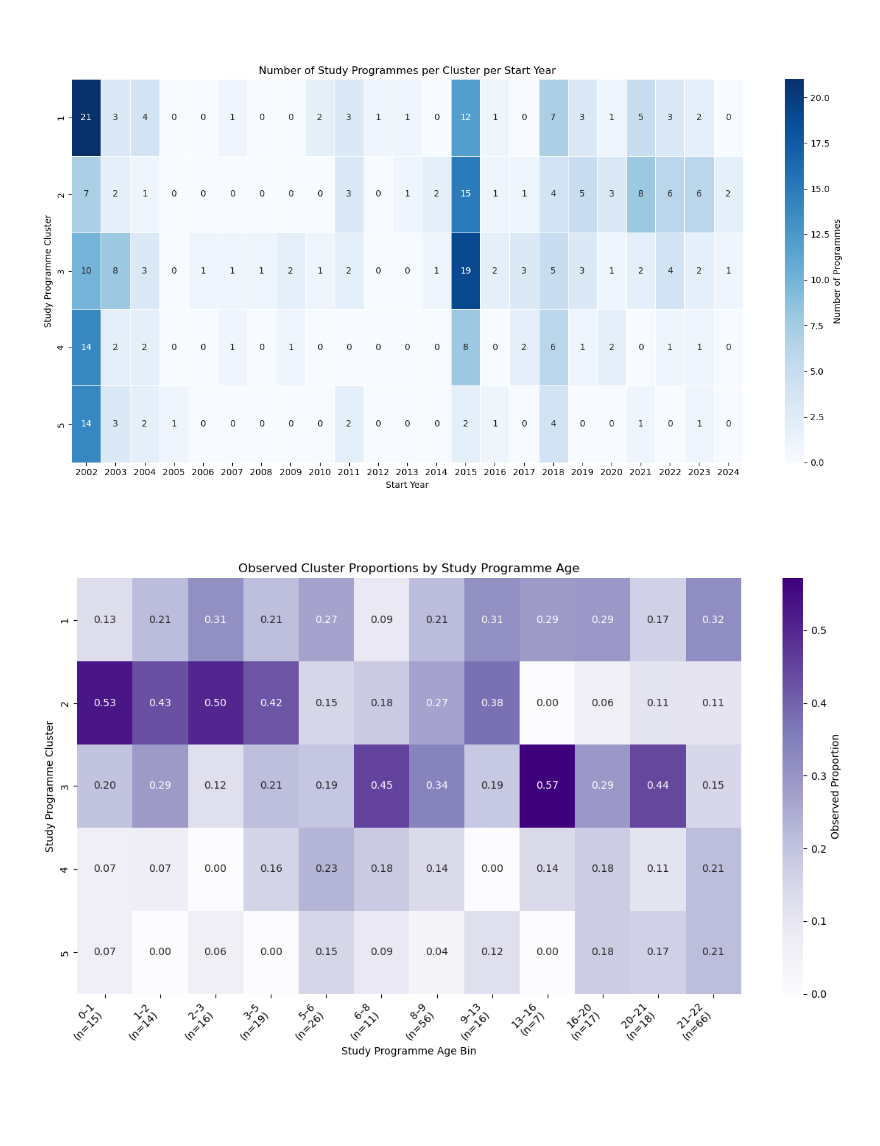
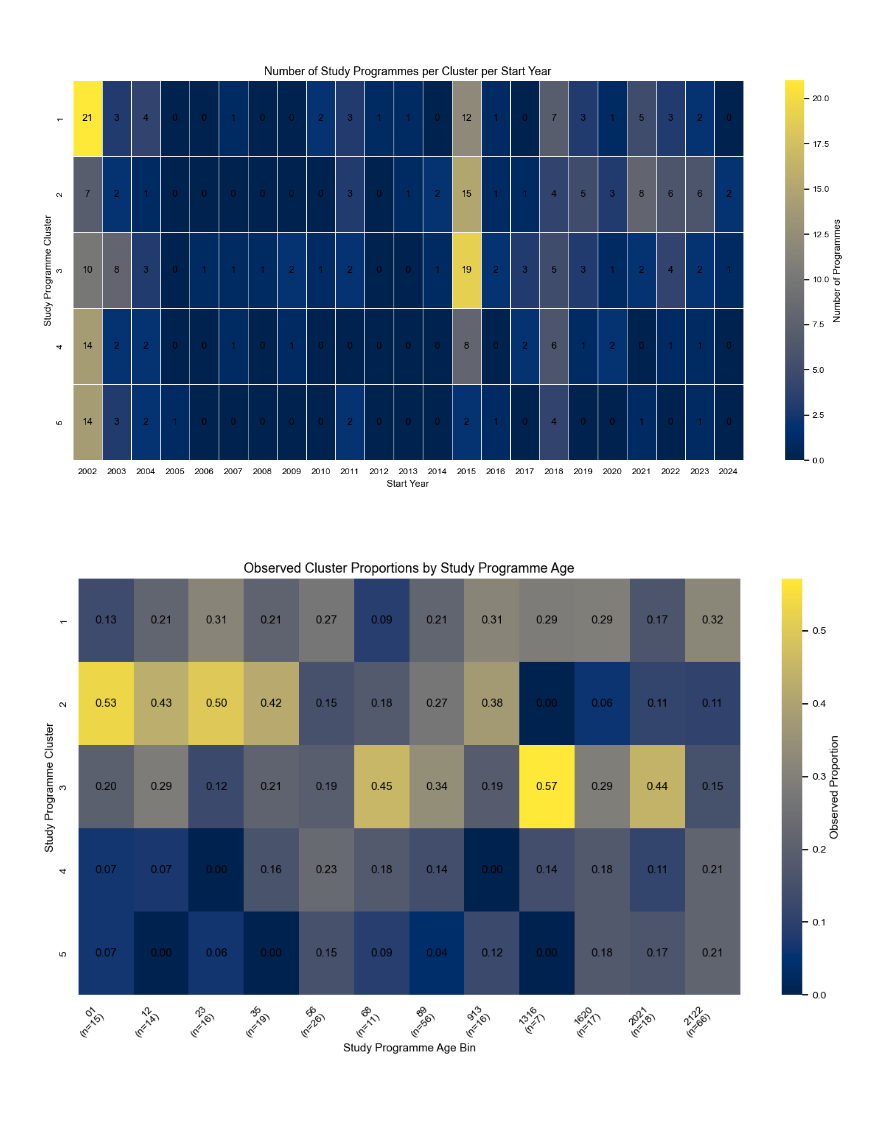
Before and after one commit to LaurenceNickel/STEM_Curriculum_Diversification, a Jupyter notebook: Clustering_Study_Programmes.ipynb, the cells around one changed output. Cells and saved outputs as stored; diff of their text form; code cells hidden in the pictures.

```diff
--- a/Clustering_Study_Programmes.ipynb
+++ b/Clustering_Study_Programmes.ipynb
@@ -2303,36 +2596,36 @@ study_programmes_start_dates_df = study_programmes_hbo_monitor.dropna(subset=["c
 study_programmes_start_dates_df["cluster"] = study_programmes_start_dates_df["cluster"].astype(str)
 
 # Creating a pivot table where the clusters are the rows and the years are the columns by calling the function 'pivot_table()'.
 heatmap_data = study_programmes_start_dates_df.pivot_table(index="cluster",
                                                            columns="Datum begin opleiding",
                                                            values="study_programme_name",
                                                            aggfunc="count",
                                                            fill_value=0
                                                           )
 
 # Sorting the rows and columns for better readability.
 heatmap_data = heatmap_data.sort_index(axis=0)
 heatmap_data = heatmap_data[sorted(heatmap_data.columns)]
 
 # Plotting the 'heatmap_data' by calling the function 'heatmap()'.
 plt.figure(figsize=(14, 7))
-sns.heatmap(heatmap_data, annot=True, fmt="d", cmap="Blues", linewidths=0.5, cbar_kws={"label": "Number of Programmes"})
+sns.heatmap(heatmap_data, annot=True, fmt="d", cmap=COLORBLIND_SEQUENTIAL_CMAP, linewidths=0.5, cbar_kws={"label": "Number of Programmes"})
 
 # Setting the  title, labels, and layout of the plot.
 plt.title("Number of Study Programmes per Cluster per Start Year")
 plt.xlabel("Start Year")
 plt.ylabel("Study Programme Cluster")
 plt.tight_layout()
 
 # Saving the plot.
 full_path = f"LDA_Modeling_Execution/study_programme_0/5_clusters/study_programme_start_years_per_cluster_heatmap.png"
 os.makedirs(os.path.dirname(full_path), exist_ok=True)
-plt.savefig(full_path, bbox_inches="tight", dpi=300)
+save_manuscript_figure(full_path, bbox_inches="tight", dpi=300, facecolor="white")
 
 plt.show()
 plt.close()
 # %% [output]
-[figure, old version]
+[figure, new version]
 # %% [markdown]
 <br></br>
 # %%
@@ -2380,7 +2673,7 @@ heatmap_props = heatmap_counts.div(
 
 # Creating formatted programme-age-bin labels for the x-axis, including the number of programmes in each bin.
 formatted_bin_labels = [
-    f"{int(interval.left)}–{int(interval.right)}\n(n={bin_totals.loc[interval]})"
+    f"{int(interval.left)}{int(interval.right)}\n(n={bin_totals.loc[interval]})"
     for interval in heatmap_props.index
 ]
 
@@ -2393,7 +2686,7 @@ sns.heatmap(
     heatmap_props.T,
     annot=True,
     fmt=".2f",
-    cmap="Purples",
+    cmap=COLORBLIND_SEQUENTIAL_CMAP,
     cbar_kws={"label": "Observed Proportion"}
 )
 
@@ -2407,12 +2700,12 @@ plt.tight_layout()
 # Saving the plot.
 full_path = f"LDA_Modeling_Execution/study_programme_0/5_clusters/observed_cluster_proportions_by_programme_age_bin_heatmap.png"
 os.makedirs(os.path.dirname(full_path), exist_ok=True)
-plt.savefig(full_path, bbox_inches="tight", dpi=300)
+save_manuscript_figure(full_path, bbox_inches="tight", dpi=300, facecolor="white")
 
 plt.show()
 plt.close()
 # %% [output]
-[figure, old version]
+[figure, new version]
 # %% [markdown]
 <br></br><br></br>
 # %% [markdown]
```
Also changed, not shown: parts of 34 cells of this notebook, 2 other files.
